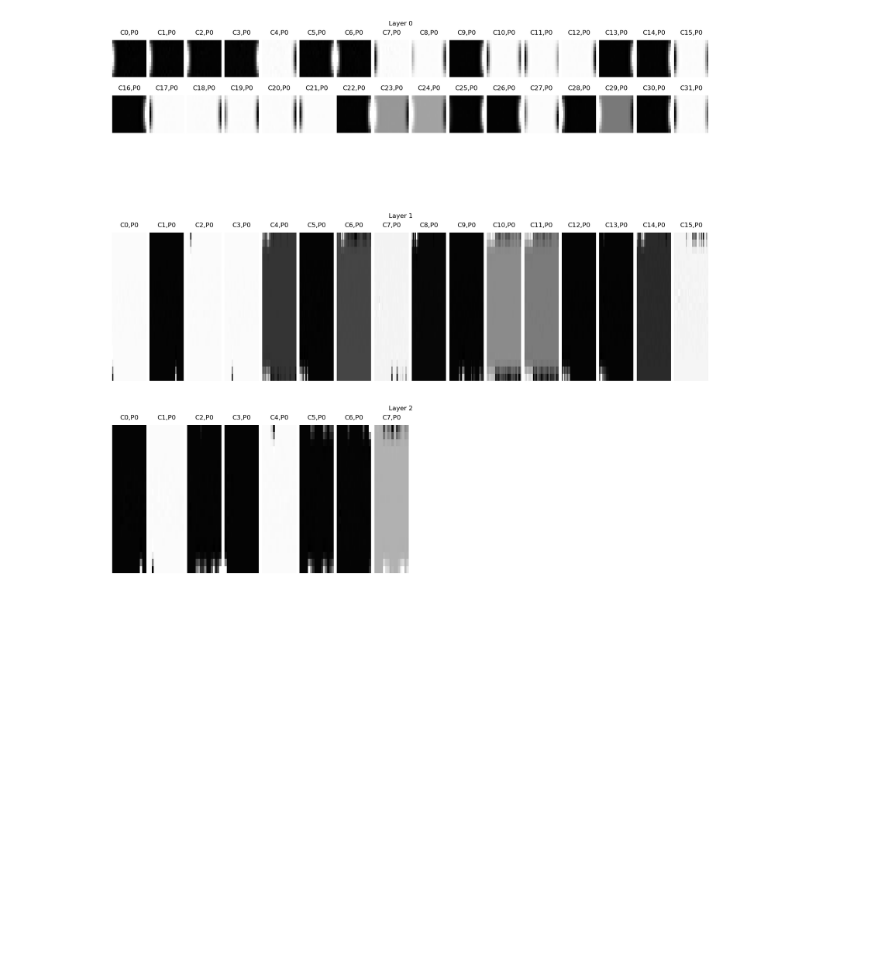
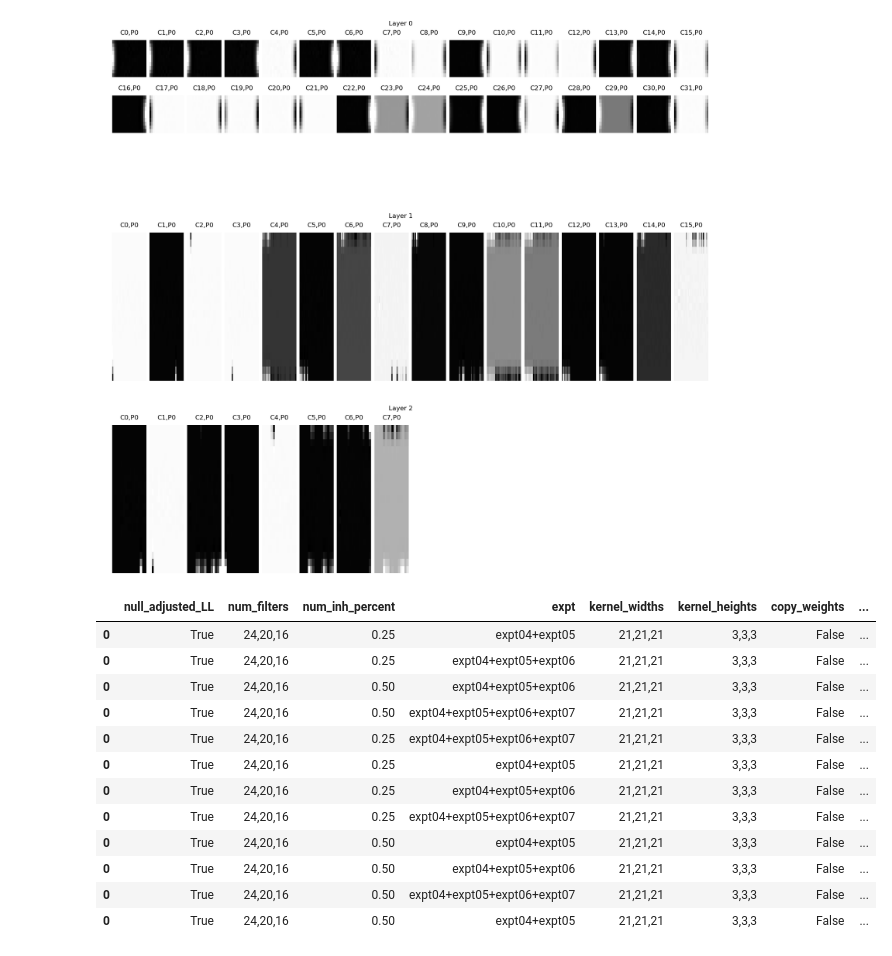
Before and after one commit to NeuroTheoryUMD/mattjac, a Jupyter notebook: v1/is_multiexp_test01.ipynb, the cells around one changed output. Drawn from its saved outputs; the diff is of its cells as text; code cells hidden in the pictures; blank space fills up the shorter version.

```diff
--- a/v1/is_multiexp_test01.ipynb
+++ b/v1/is_multiexp_test01.ipynb
@@ -54,3 +62,22 @@ plot.plot_network_weights(model.networks[0], wspace=0.1, hspace=0.5, max_cols=16
 (32, 21, 16) --> (16, 21, 32)
 (16, 21, 8) --> (8, 21, 16)
 [figure]
+# %%
+# TODO: figure out how to get the old models to work again... :(
+#       go back to the old fit_dl() function for proper comparison
+e3 = exp.load('is_multiexp_test04', 'experiments')
+e3.trials
+# %% [output]
+|  | null_adjusted_LL | num_filters | num_inh_percent | expt | kernel_widths | kernel_heights | copy_weights | ... |
+| 0 | True | 24,20,16 | 0.25 | expt04+expt05 | 21,21,21 | 3,3,3 | False | ... |
+| 0 | True | 24,20,16 | 0.25 | expt04+expt05+expt06 | 21,21,21 | 3,3,3 | False | ... |
+| 0 | True | 24,20,16 | 0.50 | expt04+expt05+expt06 | 21,21,21 | 3,3,3 | False | ... |
+| 0 | True | 24,20,16 | 0.50 | expt04+expt05+expt06+expt07 | 21,21,21 | 3,3,3 | False | ... |
+| 0 | True | 24,20,16 | 0.25 | expt04+expt05+expt06+expt07 | 21,21,21 | 3,3,3 | False | ... |
+| 0 | True | 24,20,16 | 0.25 | expt04+expt05 | 21,21,21 | 3,3,3 | False | ... |
+| 0 | True | 24,20,16 | 0.25 | expt04+expt05+expt06 | 21,21,21 | 3,3,3 | False | ... |
+| 0 | True | 24,20,16 | 0.25 | expt04+expt05+expt06+expt07 | 21,21,21 | 3,3,3 | False | ... |
+| 0 | True | 24,20,16 | 0.50 | expt04+expt05 | 21,21,21 | 3,3,3 | False | ... |
+| 0 | True | 24,20,16 | 0.50 | expt04+expt05+expt06 | 21,21,21 | 3,3,3 | False | ... |
+| 0 | True | 24,20,16 | 0.50 | expt04+expt05+expt06+expt07 | 21,21,21 | 3,3,3 | False | ... |
+| 0 | True | 24,20,16 | 0.50 | expt04+expt05 | 21,21,21 | 3,3,3 | False | ... |
```
Also changed, not shown: parts of 4 cells of this notebook, 6 other files.
